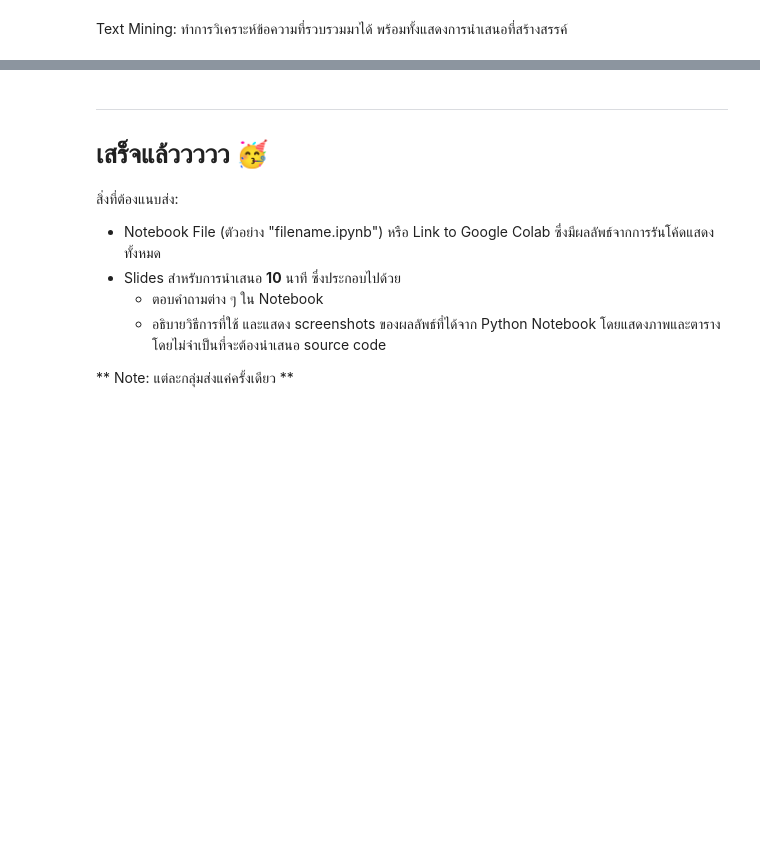
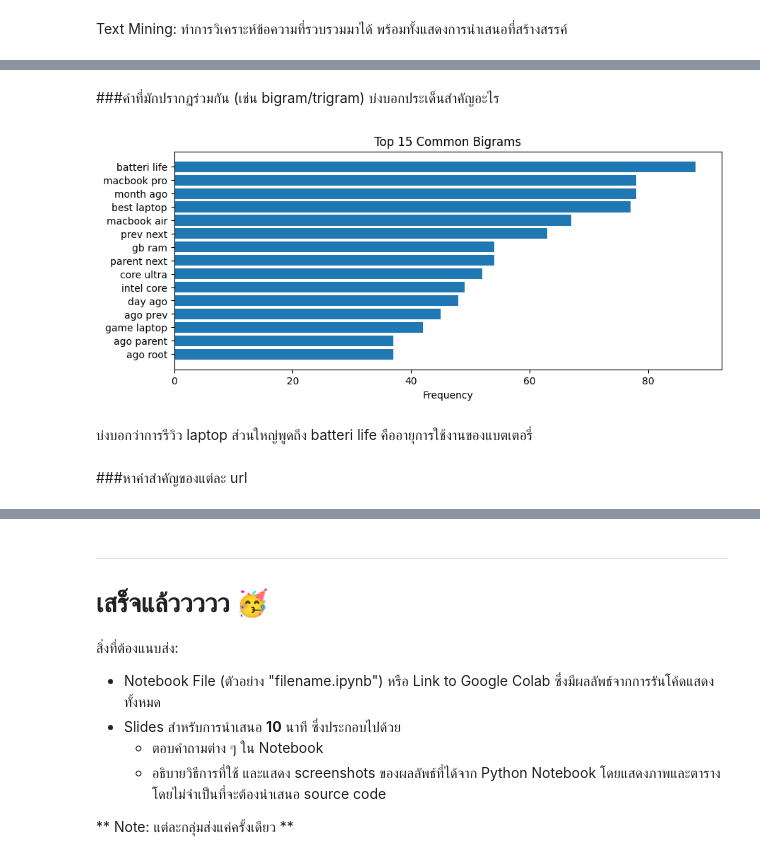
Before and after one commit to TKhahahah/Text_Analytics, a Jupyter notebook: Text_Analytics68.ipynb, the cells around one changed output, grey strips where cells are left out. Drawn from its saved outputs; the diff is of its cells as text; code cells hidden in the pictures; blank space fills up the shorter version.

```diff
--- a/Text_Analytics68.ipynb
+++ b/Text_Analytics68.ipynb
@@ -705,0 +1047,25 @@ Text Mining: ทำการวิเคราะห์ข้อความท
+# %%
+from collections import Counter
+tokens = cleaned_text.split()
+word_freq = Counter(tokens)
+# %% [markdown]
+###คำที่มักปรากฏร่วมกัน (เช่น bigram/trigram) บ่งบอกประเด็นสำคัญอะไร
+# %%
+from nltk import bigrams
+bigram_list = list(bigrams(tokens))
+bigram_freq = Counter(bigram_list).most_common(15)
+
+bigrams_words = [' '.join(b) for b,_ in bigram_freq]
+counts = [c for _,c in bigram_freq]
+
+plt.figure(figsize=(10,4))
+plt.barh(bigrams_words[::-1], counts[::-1])
+plt.title("Top 15 Common Bigrams")
+plt.xlabel("Frequency")
+plt.show()
+# %% [output]
+[figure, added]
+# %% [markdown]
+บ่งบอกว่าการรีวิว laptop ส่วนใหญ่พูดถึง batteri life คืออายุการใช้งานของแบตเตอรี่
+# %% [markdown]
+###หาคำสำคัญของแต่ละ url
```
Also changed, not shown: parts of 44 cells of this notebook.
